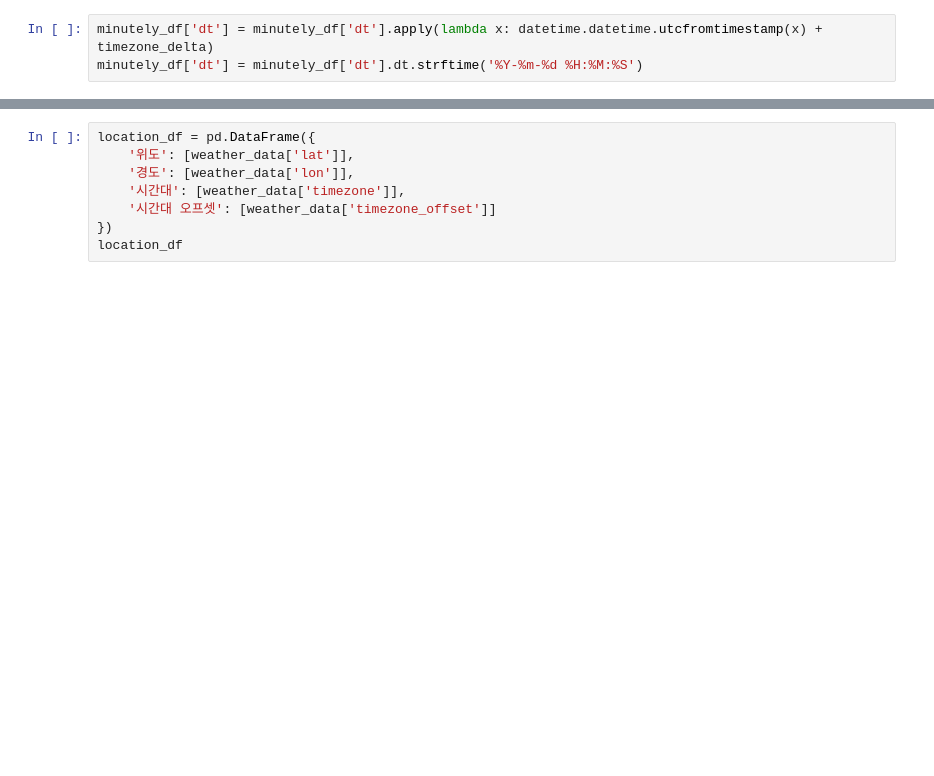
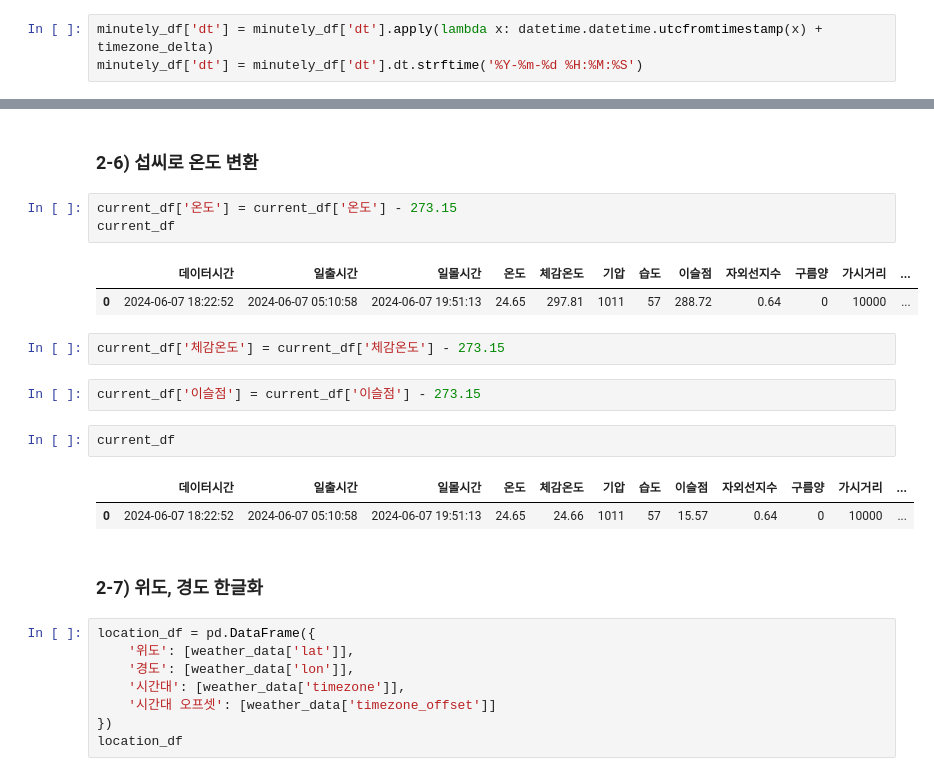
Before and after one commit to zczc729/-, a Jupyter notebook: 국비/jupyter/day7/API 연습.ipynb, the cells around one changed output, grey strips where cells are left out. Saved outputs shown, nothing was run; the diff lists cells and outputs as text; blank space fills up the shorter version.

```diff
--- a/국비/jupyter/day7/API 연습.ipynb
+++ b/국비/jupyter/day7/API 연습.ipynb
@@ -347,3 +370,22 @@ current_df
+# %% [markdown]
+### 2-6) 섭씨로 온도 변환
+# %%
+current_df['온도'] = current_df['온도'] - 273.15
+current_df
+# %% [output]
+|  | 데이터시간 | 일출시간 | 일몰시간 | 온도 | 체감온도 | 기압 | 습도 | 이슬점 | 자외선지수 | 구름양 | 가시거리 | ... |
+| 0 | 2024-06-07 18:22:52 | 2024-06-07 05:10:58 | 2024-06-07 19:51:13 | 24.65 | 297.81 | 1011 | 57 | 288.72 | 0.64 | 0 | 10000 | ... |
+# %%
+current_df['체감온도'] = current_df['체감온도'] - 273.15
+# %%
+current_df['이슬점'] = current_df['이슬점'] - 273.15
+# %%
+current_df
+# %% [output]
+|  | 데이터시간 | 일출시간 | 일몰시간 | 온도 | 체감온도 | 기압 | 습도 | 이슬점 | 자외선지수 | 구름양 | 가시거리 | ... |
+| 0 | 2024-06-07 18:22:52 | 2024-06-07 05:10:58 | 2024-06-07 19:51:13 | 24.65 | 24.66 | 1011 | 57 | 15.57 | 0.64 | 0 | 10000 | ... |
+# %% [markdown]
+### 2-7) 위도, 경도 한글화
 # %%
 location_df = pd.DataFrame({
     '위도': [weather_data['lat']],
```
Also changed, not shown: parts of 42 cells of this notebook, 2 other files.
